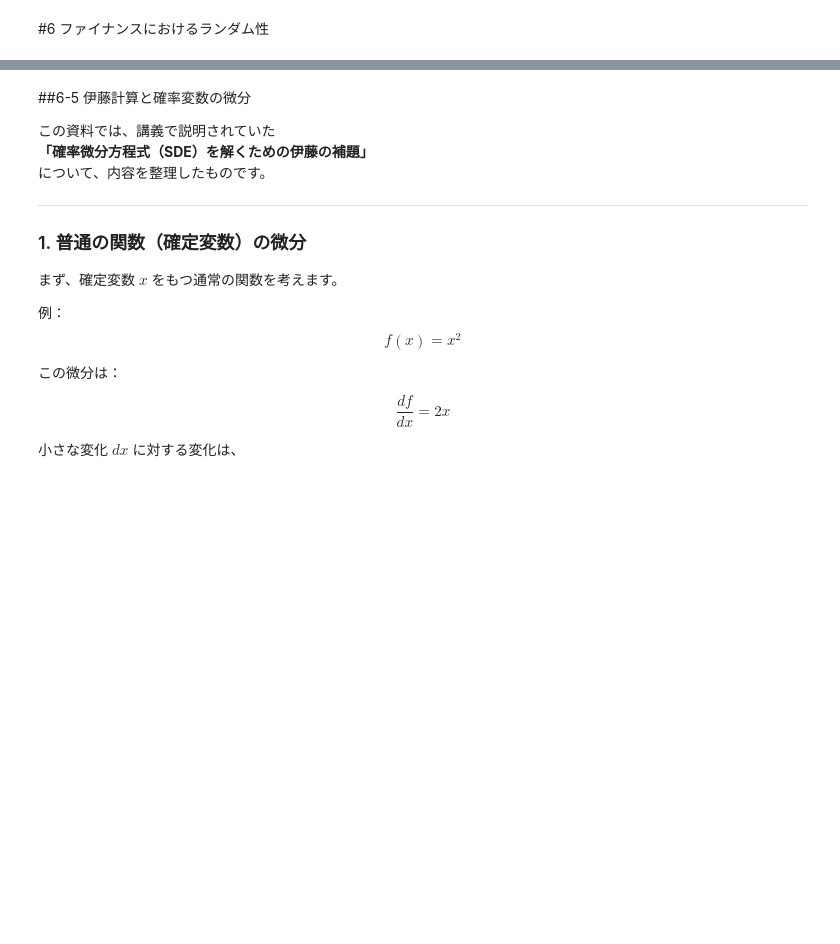
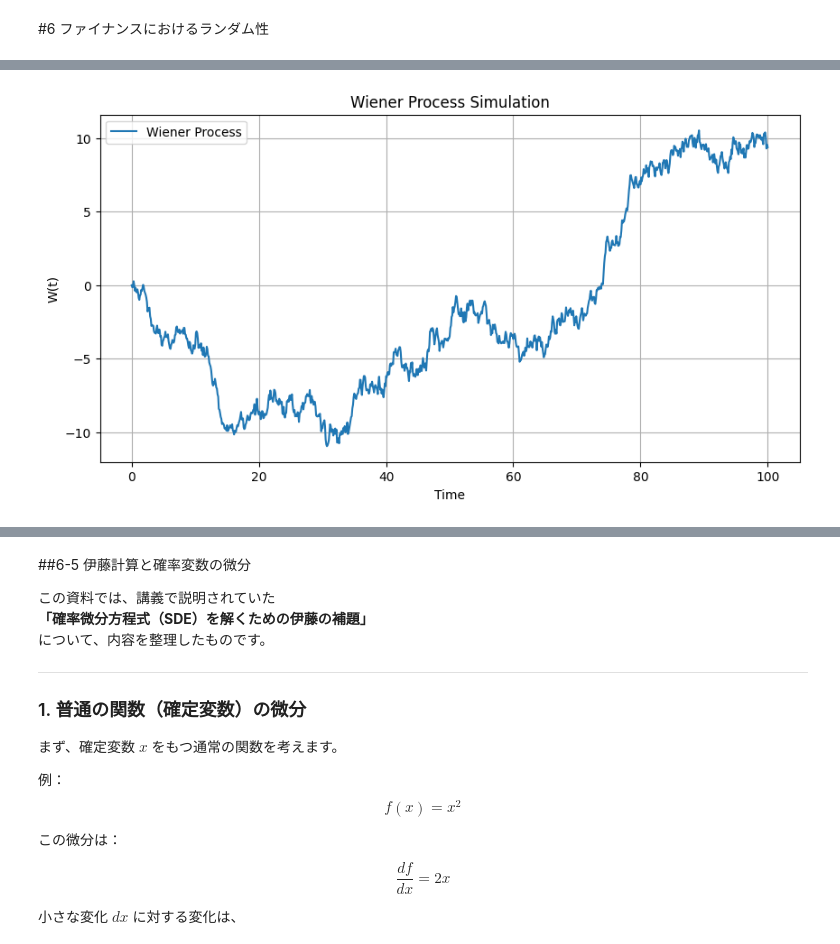
Before and after one commit to ish66726-a11y/colab-notebooks, a Jupyter notebook: notebooks/06ランダム性の取り扱い.ipynb, the cells around one changed output, grey strips where cells are left out. Drawn from its saved outputs; the diff is of its cells as text; code cells hidden in the pictures; blank space fills up the shorter version.

```diff
--- a/notebooks/06ランダム性の取り扱い.ipynb
+++ b/notebooks/06ランダム性の取り扱い.ipynb
@@ -484,0 +382,60 @@ $$ dS(t) = \mu S(t)\,dt + \sigma S(t)\,dW(t) $$
+# %%
+import numpy as np
+import numpy.random as npr
+import matplotlib.pyplot as plt
+
+class WienerProcess:
+    def __init__(self, dt=0.1, N=1000):
+        """
+        初期化
+        dt : 時間刻み
+        N  : ステップ数
+        """
+        self.dt = dt
+        self.N = N
+        self.t = None
+        self.W = None
+
+    def generate_path(self):
+        """
+        ウィーナー過程 W(t) を生成して内部に保持する
+        """
+        # 時間軸
+        self.t = np.linspace(0, self.N * self.dt, self.N + 1)
+
+        # 標準正規乱数 Z ~ N(0, 1)
+        Z = npr.normal(0, 1, self.N)
+
+        # 増分 dW = sqrt(dt) * Z
+        dW = np.sqrt(self.dt) * Z
+
+        # 初期値 0 の配列
+        self.W = np.zeros(self.N + 1)
+
+        # 累積和で W を構築
+        self.W[1:] = np.cumsum(dW)
+
+        return self.t, self.W
+
+    def plot_path(self):
+        """
+        生成されたパスをプロットする
+        """
+        if self.W is None:
+            self.generate_path()
+
+        plt.figure(figsize=(10, 5))
+        plt.plot(self.t, self.W, label="Wiener Process")
+        plt.xlabel("Time")
+        plt.ylabel("W(t)")
+        plt.title("Wiener Process Simulation")
+        plt.grid(True)
+        plt.legend()
+        plt.show()
+
+# メイン処理
+if __name__ == "__main__":
+    process = WienerProcess(dt=0.1, N=1000)
+    process.plot_path()
+# %% [output]
+[figure, added]
```
Also changed, not shown: parts of 6 cells of this notebook.
